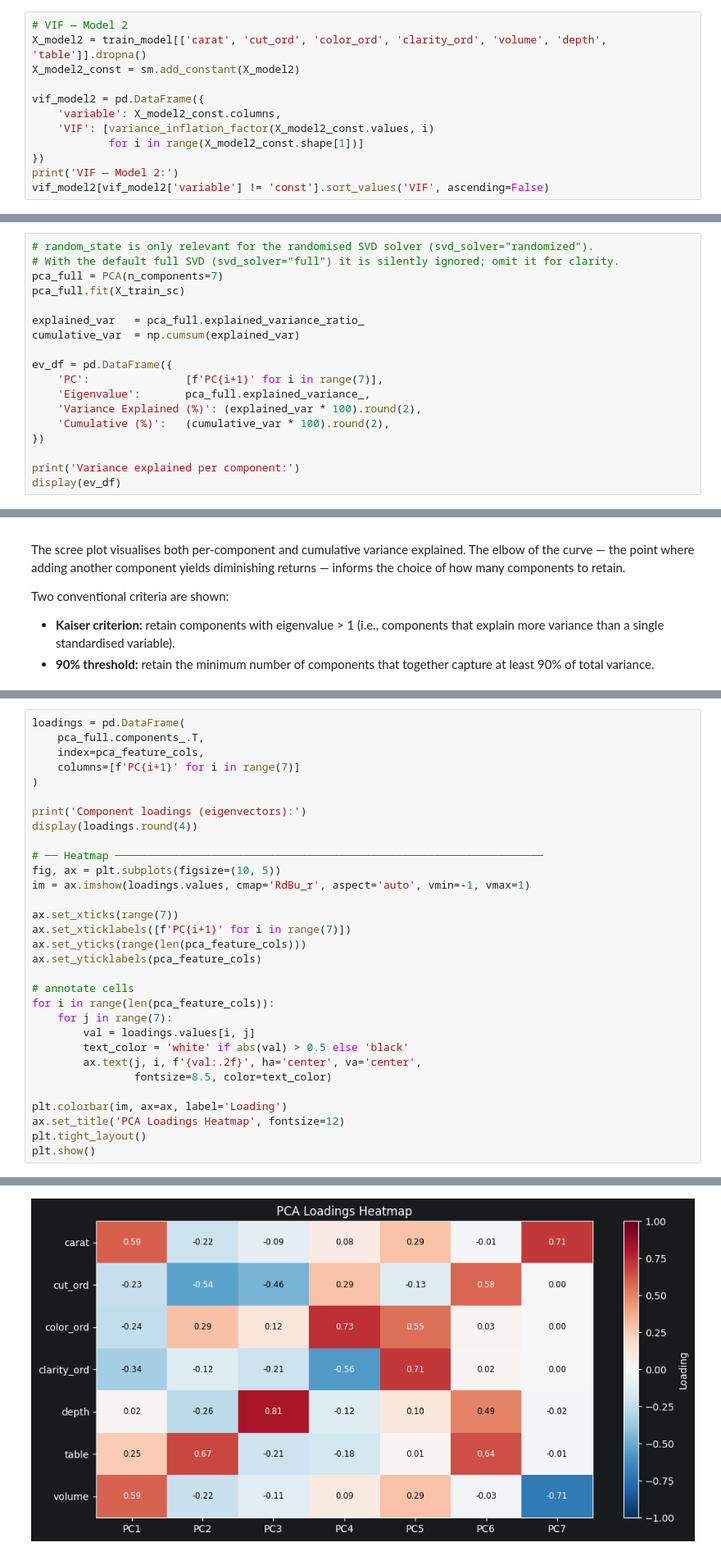
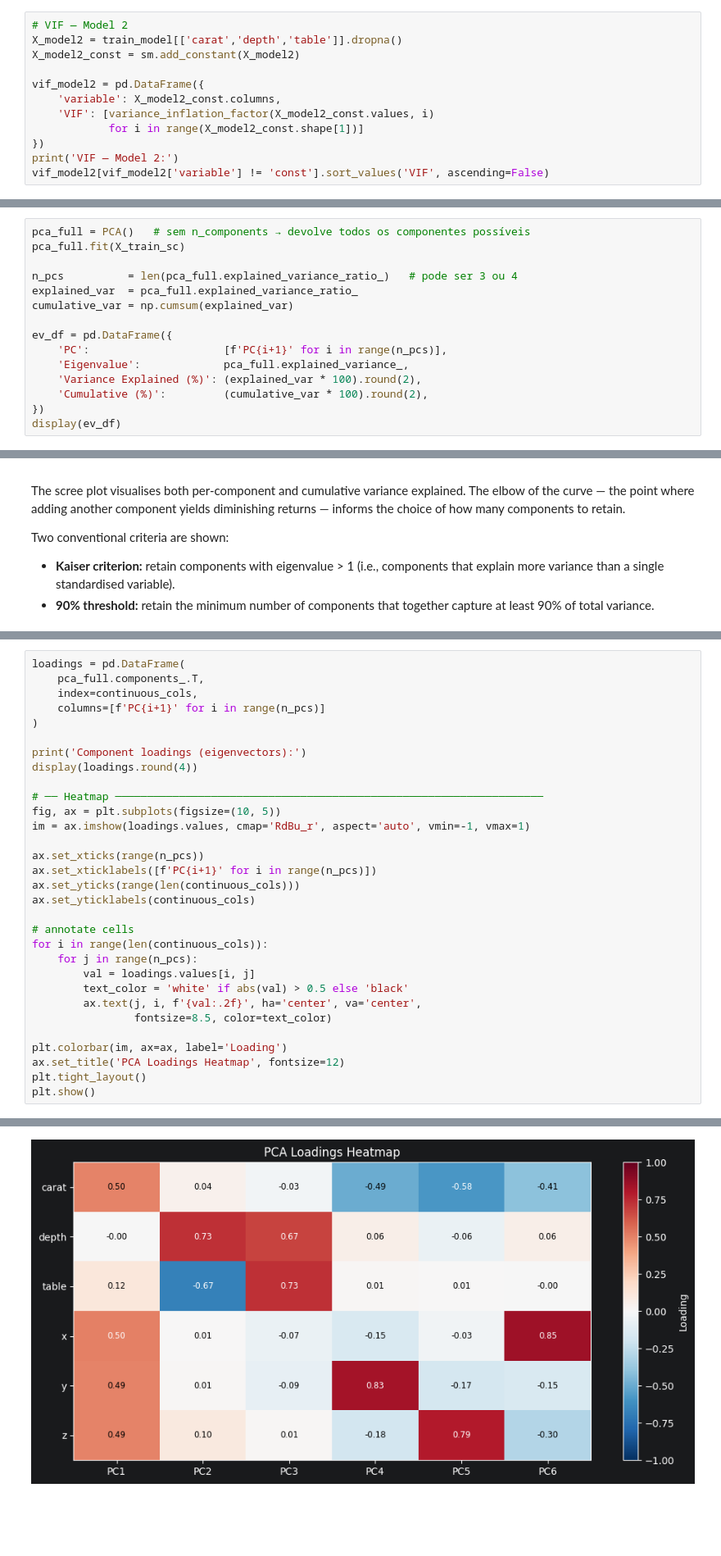
Before and after one commit to Uranarc/Diamond-Prices, a Jupyter notebook: notebooks/03_modeling.ipynb, the cells around one changed output, grey strips where cells are left out. Shown at 82% size. Saved outputs shown, nothing was run; the diff lists cells and outputs as text; blank space fills up the shorter version.

```diff
--- a/notebooks/03_modeling.ipynb
+++ b/notebooks/03_modeling.ipynb
@@ -172,6 +168,6 @@ Model 2 — RMSE (original scale): $303,355,175,837,201,152
 # %%
 # VIF — Model 2
-X_model2 = train_model[['carat', 'cut_ord', 'color_ord', 'clarity_ord', 'volume', 'depth', 'table']].dropna()
+X_model2 = train_model[['carat','depth','table']].dropna()
 X_model2_const = sm.add_constant(X_model2)
 
 vif_model2 = pd.DataFrame({
@@ -507,19 +451,16 @@ All 7 components are retained at this stage so that the variance explained curve
 # %%
-# random_state is only relevant for the randomised SVD solver (svd_solver="randomized").
-# With the default full SVD (svd_solver="full") it is silently ignored; omit it for clarity.
-pca_full = PCA(n_components=7)
+pca_full = PCA()   # sem n_components → devolve todos os componentes possíveis
 pca_full.fit(X_train_sc)
 
-explained_var   = pca_full.explained_variance_ratio_
-cumulative_var  = np.cumsum(explained_var)
+n_pcs          = len(pca_full.explained_variance_ratio_)   # pode ser 3 ou 4
+explained_var  = pca_full.explained_variance_ratio_
+cumulative_var = np.cumsum(explained_var)
 
 ev_df = pd.DataFrame({
-    'PC':               [f'PC{i+1}' for i in range(7)],
-    'Eigenvalue':       pca_full.explained_variance_,
+    'PC':                     [f'PC{i+1}' for i in range(n_pcs)],
+    'Eigenvalue':             pca_full.explained_variance_,
     'Variance Explained (%)': (explained_var * 100).round(2),
-    'Cumulative (%)':   (cumulative_var * 100).round(2),
+    'Cumulative (%)':         (cumulative_var * 100).round(2),
 })
-
-print('Variance explained per component:')
 display(ev_df)
 # %% [output]
@@ -611,8 +550,8 @@ Interpreting the loadings structure:
 # %%
 loadings = pd.DataFrame(
     pca_full.components_.T,
-    index=pca_feature_cols,
-    columns=[f'PC{i+1}' for i in range(7)]
+    index=continuous_cols,
+    columns=[f'PC{i+1}' for i in range(n_pcs)]
 )
 
 print('Component loadings (eigenvectors):')
@@ -622,14 +561,14 @@ display(loadings.round(4))
 fig, ax = plt.subplots(figsize=(10, 5))
 im = ax.imshow(loadings.values, cmap='RdBu_r', aspect='auto', vmin=-1, vmax=1)
 
-ax.set_xticks(range(7))
-ax.set_xticklabels([f'PC{i+1}' for i in range(7)])
-ax.set_yticks(range(len(pca_feature_cols)))
-ax.set_yticklabels(pca_feature_cols)
+ax.set_xticks(range(n_pcs))
+ax.set_xticklabels([f'PC{i+1}' for i in range(n_pcs)])
+ax.set_yticks(range(len(continuous_cols)))
+ax.set_yticklabels(continuous_cols)
 
 # annotate cells
-for i in range(len(pca_feature_cols)):
-    for j in range(7):
+for i in range(len(continuous_cols)):
+    for j in range(n_pcs):
         val = loadings.values[i, j]
         text_color = 'white' if abs(val) > 0.5 else 'black'
         ax.text(j, i, f'{val:.2f}', ha='center', va='center',
@@ -652,4 +590,4 @@ Component loadings (eigenvectors):
-[figure, old version]
+[figure, new version]
 # %% [markdown]
 ### Interpretation
 
```
Also changed, not shown: parts of 53 cells of this notebook.
